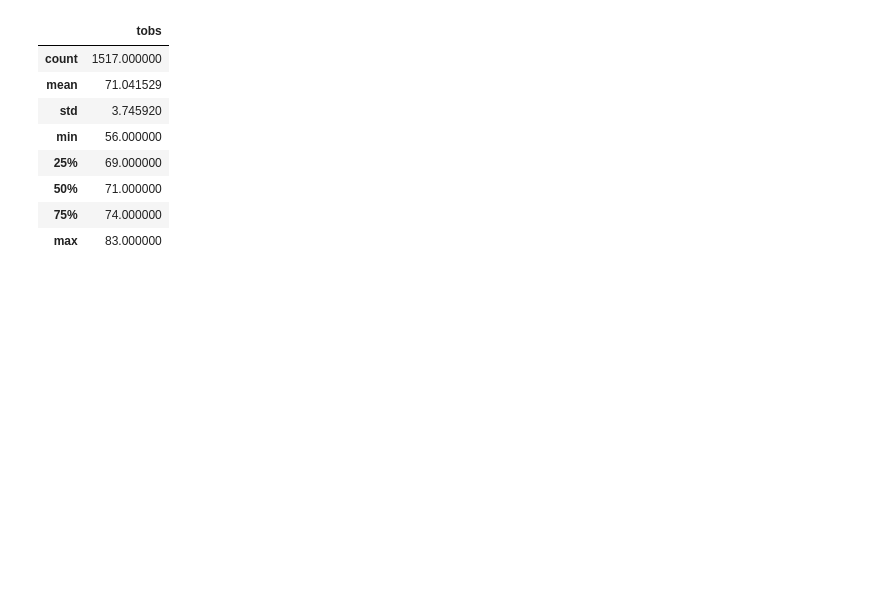
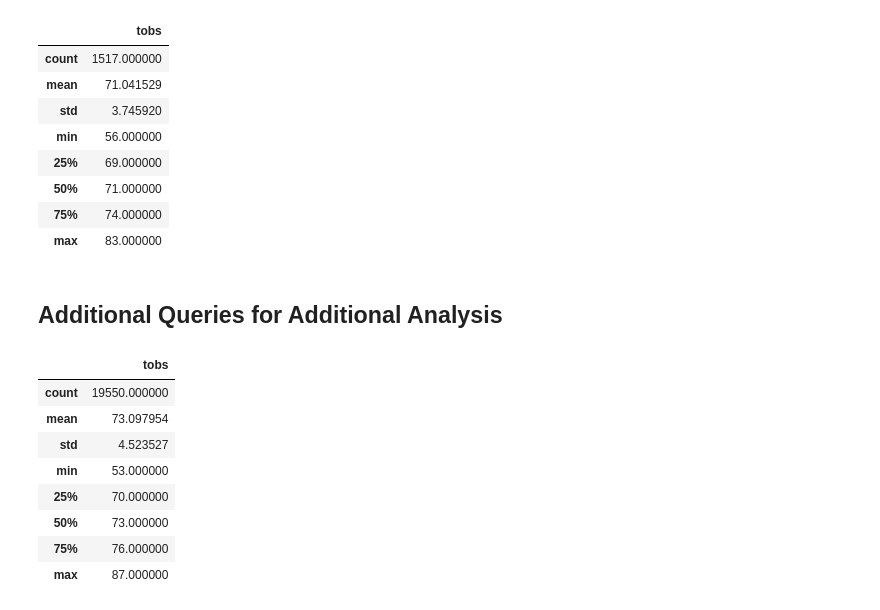
Before and after one commit to TuckerRasbury/surfs_up, a Jupyter notebook: surfsup_challenge.ipynb, the cells around one changed output. Cells and saved outputs as stored; diff of their text form; code cells hidden in the pictures; blank space fills up the shorter version.

```diff
--- a/surfsup_challenge.ipynb
+++ b/surfsup_challenge.ipynb
@@ -131,3 +133,20 @@ december_results_df.describe()
 | 50% | 71.000000 |
 | 75% | 74.000000 |
 | max | 83.000000 |
+# %% [markdown]
+## Additional Queries for Additional Analysis
+# %%
+# Year-Round Analysis for Comparison to Months in Question
+year_round = session.query(Measurement.date, Measurement.tobs).all()
+year_round_df = pd.DataFrame(year_round, columns=['date','tobs'])
+year_round_df.describe()
+# %% [output]
+|  | tobs |
+| count | 19550.000000 |
+| mean | 73.097954 |
+| std | 4.523527 |
+| min | 53.000000 |
+| 25% | 70.000000 |
+| 50% | 73.000000 |
+| 75% | 76.000000 |
+| max | 87.000000 |
```
Also changed, not shown: parts of 2 cells of this notebook.
